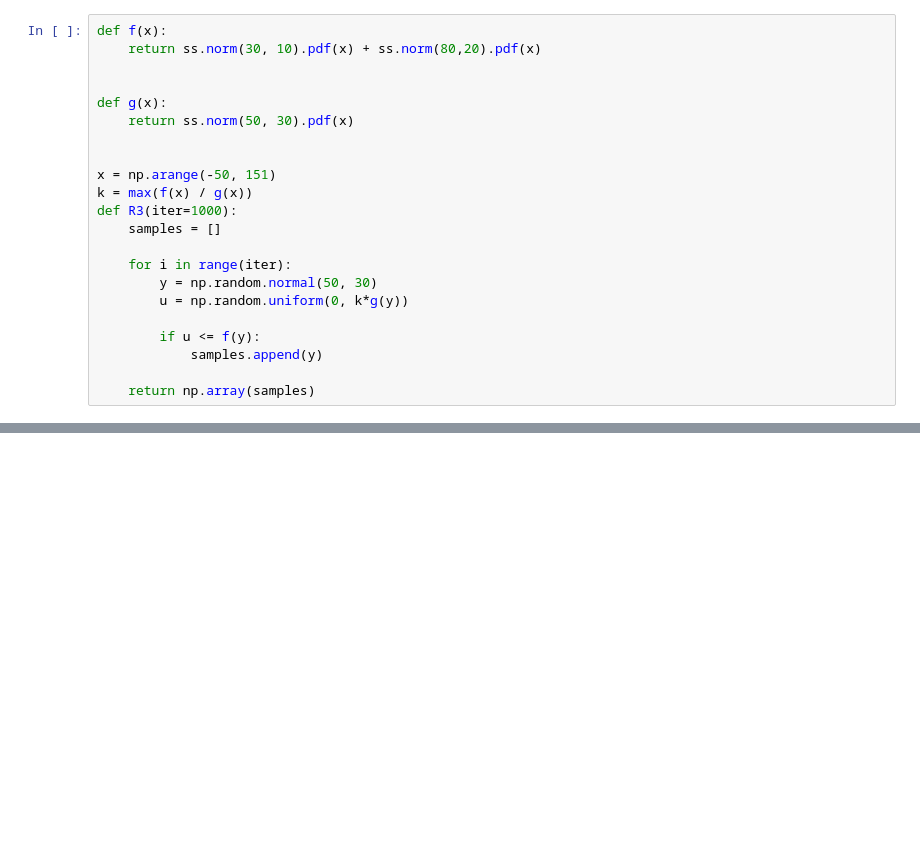
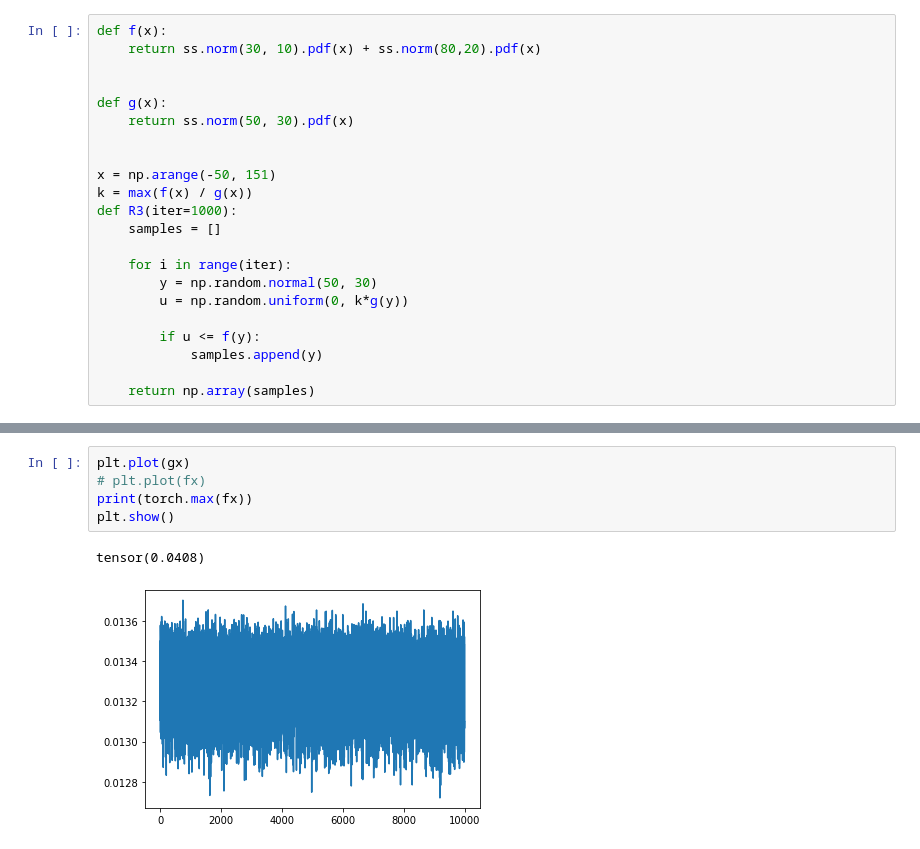
Before and after one commit to bayesianbrad/openmalaria_probprog, a Jupyter notebook: code/amortized_rs/notebooks/test_rs.ipynb, the cells around one changed output, grey strips where cells are left out. Saved outputs shown, nothing was run; the diff lists cells and outputs as text; blank space fills up the shorter version.

```diff
--- a/code/amortized_rs/notebooks/test_rs.ipynb
+++ b/code/amortized_rs/notebooks/test_rs.ipynb
@@ -38,0 +142,8 @@ sns.distplot(s)
+# %%
+plt.plot(gx)
+# plt.plot(fx)
+print(torch.max(fx))
+plt.show()
+# %% [output]
+tensor(0.0408)
+[figure, added]
```
Also changed, not shown: parts of 4 cells of this notebook, 1 other file.
